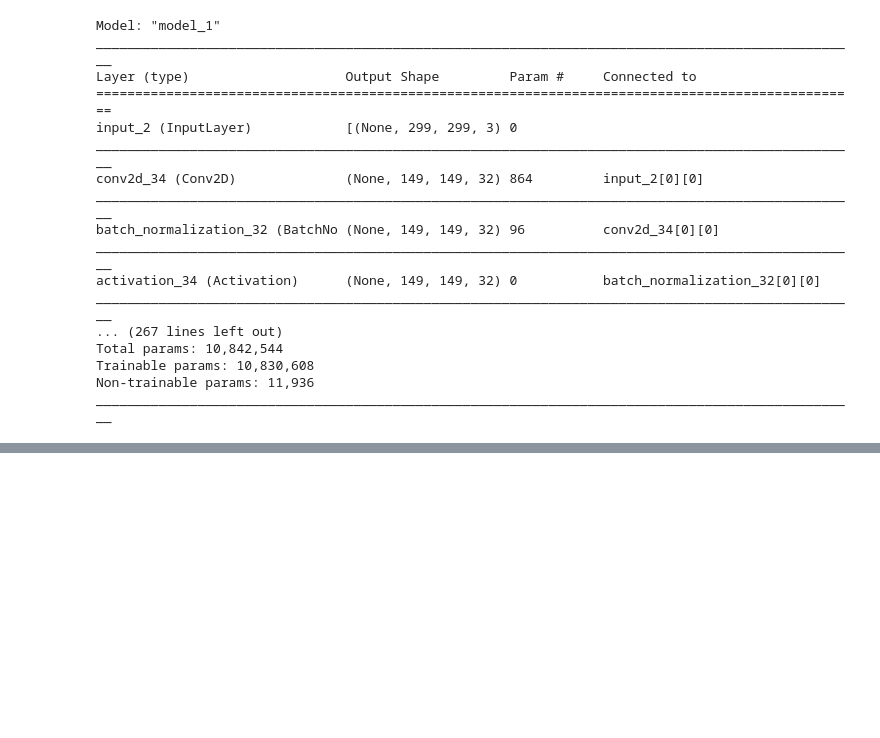
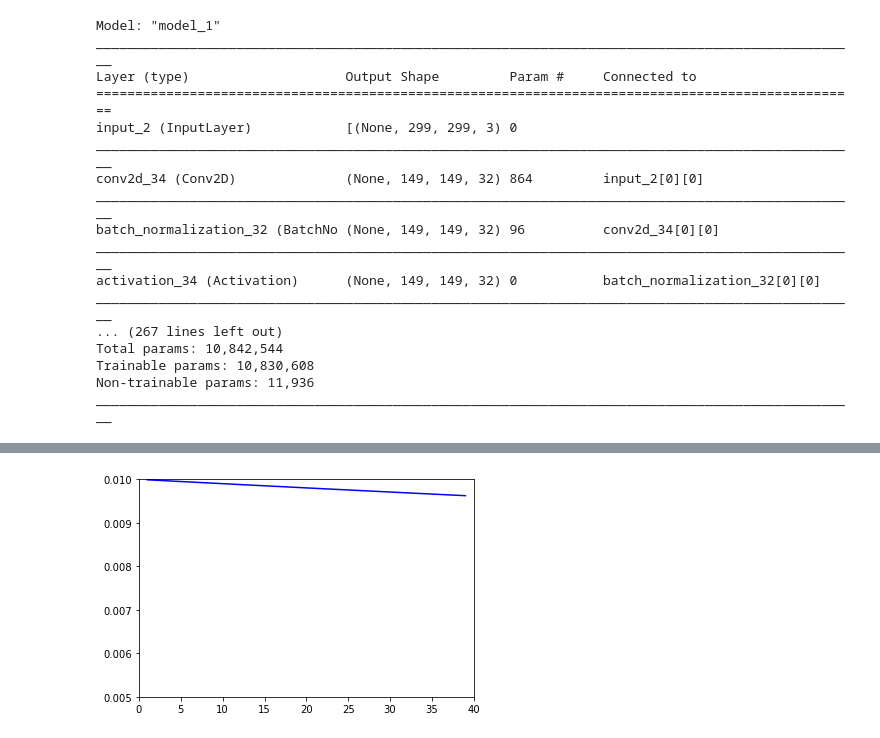
Before and after one commit to kimhwijin/KFood_Models, a Jupyter notebook: test.ipynb, the cells around one changed output, grey strips where cells are left out. Saved outputs shown, nothing was run; the diff lists cells and outputs as text; code cells hidden in the pictures; blank space fills up the shorter version.

```diff
--- a/test.ipynb
+++ b/test.ipynb
@@ -70,0 +114,13 @@ ImportError: cannot import name 'InceptionResNetV2' from 'application.inception_
+# %%
+import matplotlib.pyplot as plt
+import numpy as np
+
+x = np.arange(1, 100)
+decay = 0.001
+lr = 0.01
+y = 1 / (1 + (decay * x))
+plt.axis([0,40, 0.005,0.01])
+plt.plot(x, lr*y, 'b-')
+plt.show()
+# %% [output]
+[figure, added]
```
Also changed, not shown: parts of 4 cells of this notebook, 3 other files.
